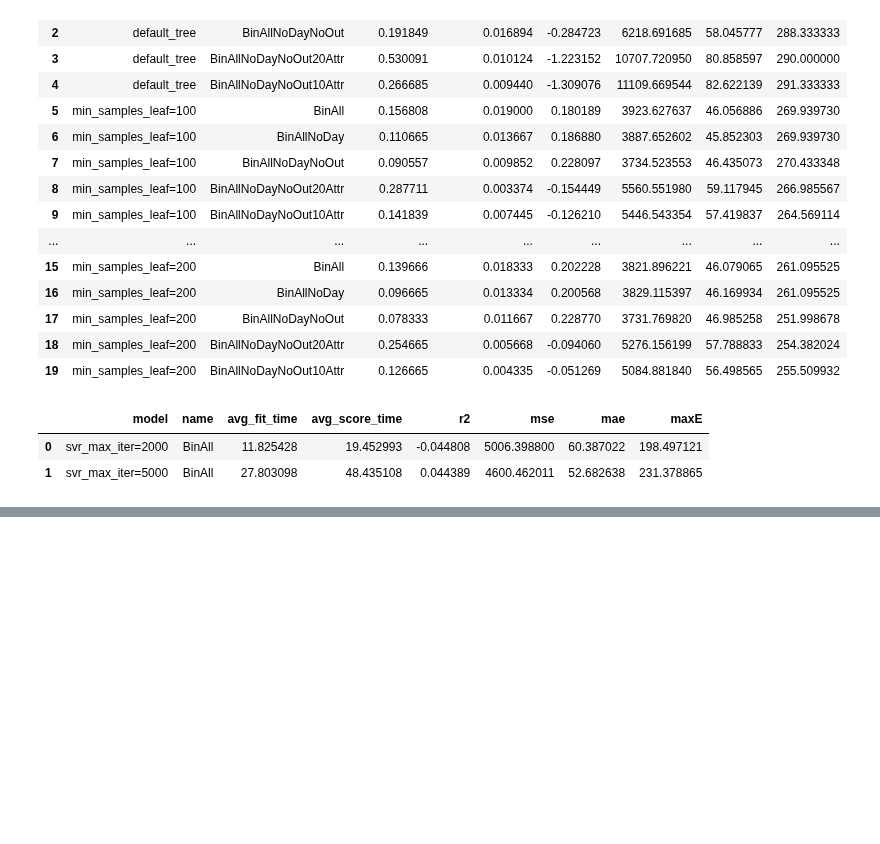
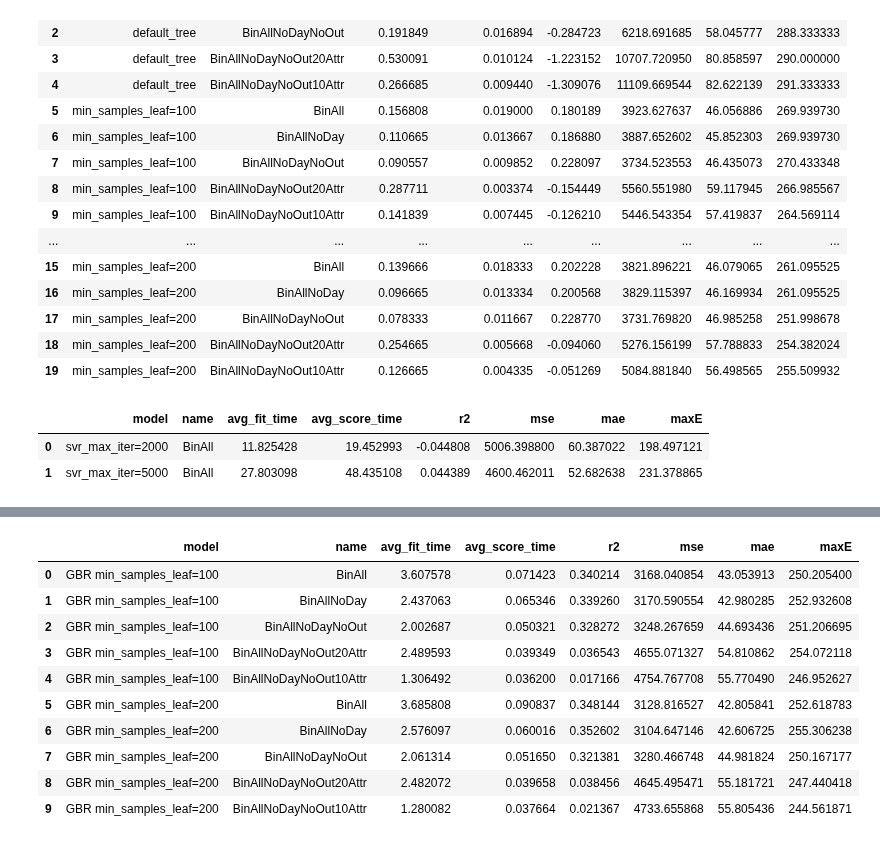
Before and after one commit to theazgra/dataAnalysisCourse, a Jupyter notebook: MAD_III/project/analysis.ipynb, the cells around one changed output, grey strips where cells are left out. Cells and saved outputs as stored; diff of their text form; code cells hidden in the pictures; blank space fills up the shorter version.

```diff
--- a/MAD_III/project/analysis.ipynb
+++ b/MAD_III/project/analysis.ipynb
@@ -476,0 +515,16 @@ pd.DataFrame(nnResults)[["model", "name","avg_fit_time","avg_score_time","r2","m
+# %%
+gbrResult = pd.DataFrame(gbrResult)[["model", "name","avg_fit_time","avg_score_time","r2","mse", "mae", "maxE"]]
+gbrResult.to_csv("gbrResult.csv")
+gbrResult
+# %% [output]
+|  | model | name | avg_fit_time | avg_score_time | r2 | mse | mae | maxE |
+| 0 | GBR min_samples_leaf=100 | BinAll | 3.607578 | 0.071423 | 0.340214 | 3168.040854 | 43.053913 | 250.205400 |
+| 1 | GBR min_samples_leaf=100 | BinAllNoDay | 2.437063 | 0.065346 | 0.339260 | 3170.590554 | 42.980285 | 252.932608 |
+| 2 | GBR min_samples_leaf=100 | BinAllNoDayNoOut | 2.002687 | 0.050321 | 0.328272 | 3248.267659 | 44.693436 | 251.206695 |
+| 3 | GBR min_samples_leaf=100 | BinAllNoDayNoOut20Attr | 2.489593 | 0.039349 | 0.036543 | 4655.071327 | 54.810862 | 254.072118 |
+| 4 | GBR min_samples_leaf=100 | BinAllNoDayNoOut10Attr | 1.306492 | 0.036200 | 0.017166 | 4754.767708 | 55.770490 | 246.952627 |
+| 5 | GBR min_samples_leaf=200 | BinAll | 3.685808 | 0.090837 | 0.348144 | 3128.816527 | 42.805841 | 252.618783 |
+| 6 | GBR min_samples_leaf=200 | BinAllNoDay | 2.576097 | 0.060016 | 0.352602 | 3104.647146 | 42.606725 | 255.306238 |
+| 7 | GBR min_samples_leaf=200 | BinAllNoDayNoOut | 2.061314 | 0.051650 | 0.321381 | 3280.466748 | 44.981824 | 250.167177 |
+| 8 | GBR min_samples_leaf=200 | BinAllNoDayNoOut20Attr | 2.482072 | 0.039658 | 0.038456 | 4645.495471 | 55.181721 | 247.440418 |
+| 9 | GBR min_samples_leaf=200 | BinAllNoDayNoOut10Attr | 1.280082 | 0.037664 | 0.021367 | 4733.655868 | 55.805436 | 244.561871 |
```
Also changed, not shown: parts of 13 cells of this notebook, 24 other files.
